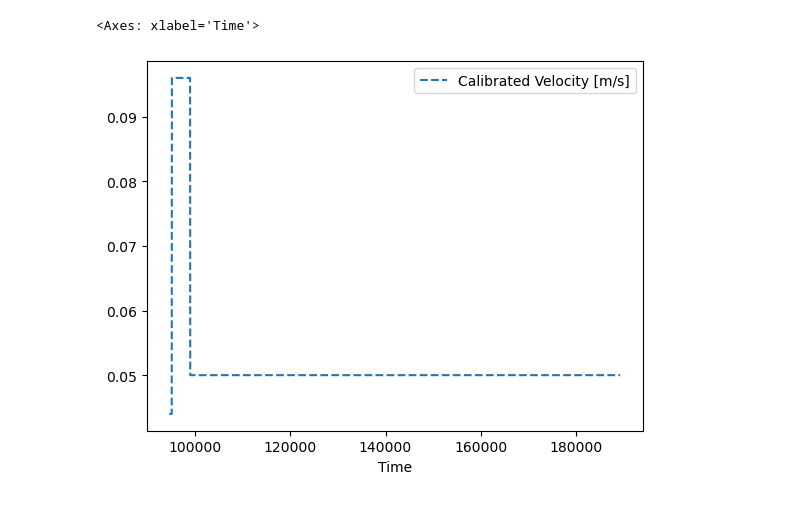
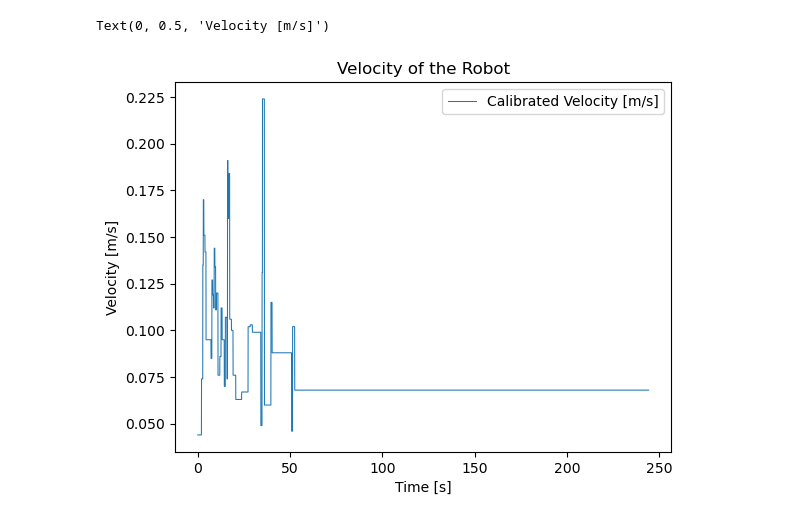
Before and after one commit to AnonymousVikram/E80-team27, a Jupyter notebook: processing/process.ipynb, the cells around one changed output. Cells and saved outputs as stored; diff of their text form; code cells hidden in the pictures.

```diff
--- a/processing/process.ipynb
+++ b/processing/process.ipynb
@@ -4,7 +4,7 @@ import pandas as pd
 import matplotlib.pyplot as plt
 from dataclean import clean_data as dc
 # %%
-fname = "data/DATA12.CSV"
+fname = "data/tank/DATA29.CSV"
 dc(fname)
 
 data = pd.read_csv(fname)
@@ -113,5 +35,8 @@ Index(['Time', ' Accel X [mg]', 'Accel Y [mg]', 'Accel Z [mg]',
 # %%
-data.plot(x='Time', y=['Calibrated Velocity [m/s]'], style='--')
+data.plot(x='Time', y='Calibrated Velocity [m/s]', linewidth=0.75)
+plt.title('Velocity of the Robot')
+plt.xlabel('Time [s]')
+plt.ylabel('Velocity [m/s]')
 # %% [output]
-<Axes: xlabel='Time'>
+Text(0, 0.5, 'Velocity [m/s]')
-[figure, old version]
+[figure, new version]
```
Also changed, not shown: parts of 11 cells of this notebook, 50 other files.
